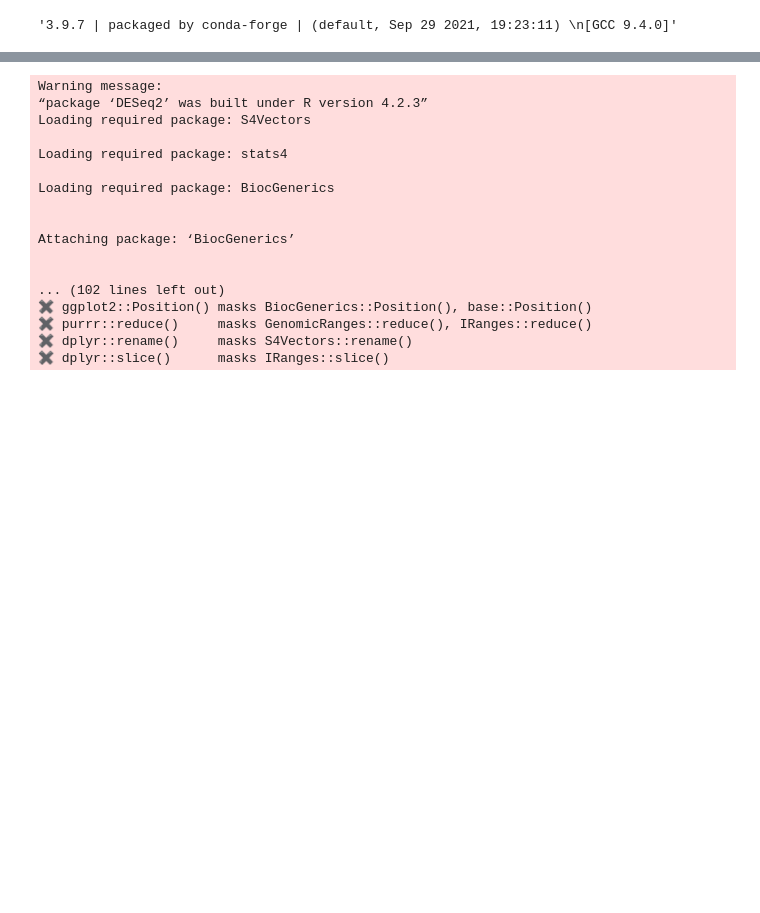
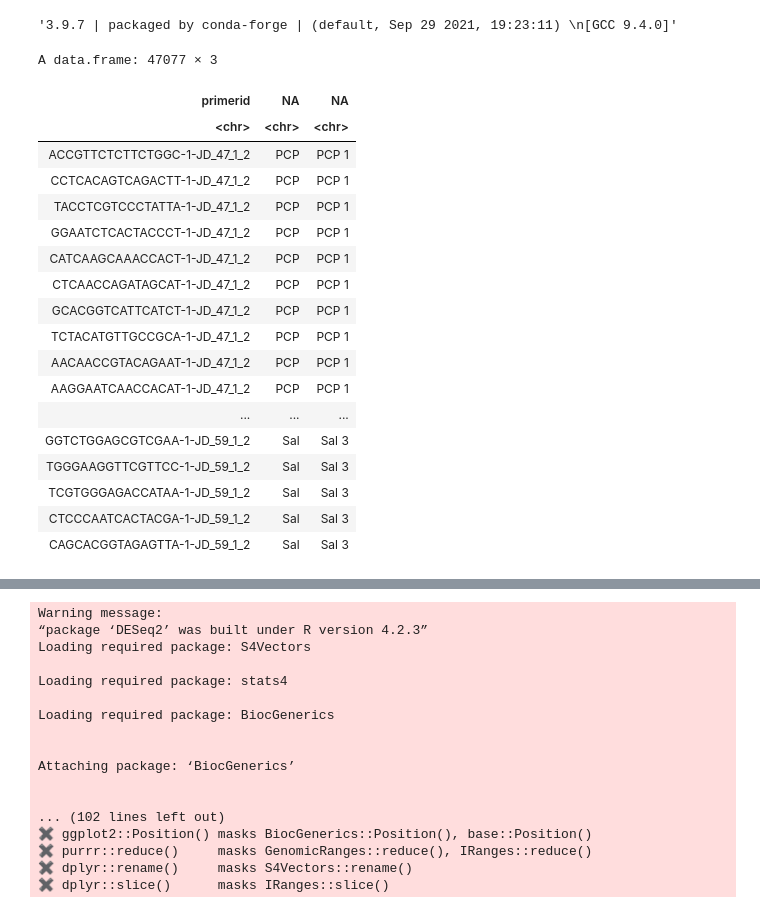
Before and after one commit to dmnburrows/spatial_transcriptomics, a Jupyter notebook: workspace.ipynb, the cells around one changed output, grey strips where cells are left out. Saved outputs shown, nothing was run; the diff lists cells and outputs as text; code cells hidden in the pictures; blank space fills up the shorter version.

```diff
--- a/workspace.ipynb
+++ b/workspace.ipynb
@@ -32,3 +32,25 @@ sys.version
 The autoreload extension is already loaded. To reload it, use:
   %reload_ext autoreload
 '3.9.7 | packaged by conda-forge | (default, Sep 29 2021, 19:23:11) \n[GCC 9.4.0]'
+# %%
+design
+# %% [output]
+A data.frame: 47077 × 3
+| primerid | NA | NA |
+| <chr> | <chr> | <chr> |
+| ACCGTTCTCTTCTGGC-1-JD_47_1_2 | PCP | PCP 1 |
+| CCTCACAGTCAGACTT-1-JD_47_1_2 | PCP | PCP 1 |
+| TACCTCGTCCCTATTA-1-JD_47_1_2 | PCP | PCP 1 |
+| GGAATCTCACTACCCT-1-JD_47_1_2 | PCP | PCP 1 |
+| CATCAAGCAAACCACT-1-JD_47_1_2 | PCP | PCP 1 |
+| CTCAACCAGATAGCAT-1-JD_47_1_2 | PCP | PCP 1 |
+| GCACGGTCATTCATCT-1-JD_47_1_2 | PCP | PCP 1 |
+| TCTACATGTTGCCGCA-1-JD_47_1_2 | PCP | PCP 1 |
+| AACAACCGTACAGAAT-1-JD_47_1_2 | PCP | PCP 1 |
+| AAGGAATCAACCACAT-1-JD_47_1_2 | PCP | PCP 1 |
+| ... | ... | ... |
+| GGTCTGGAGCGTCGAA-1-JD_59_1_2 | Sal | Sal 3 |
+| TGGGAAGGTTCGTTCC-1-JD_59_1_2 | Sal | Sal 3 |
+| TCGTGGGAGACCATAA-1-JD_59_1_2 | Sal | Sal 3 |
+| CTCCCAATCACTACGA-1-JD_59_1_2 | Sal | Sal 3 |
+| CAGCACGGTAGAGTTA-1-JD_59_1_2 | Sal | Sal 3 |
```
Also changed, not shown: parts of 18 cells of this notebook, 2 other files.
